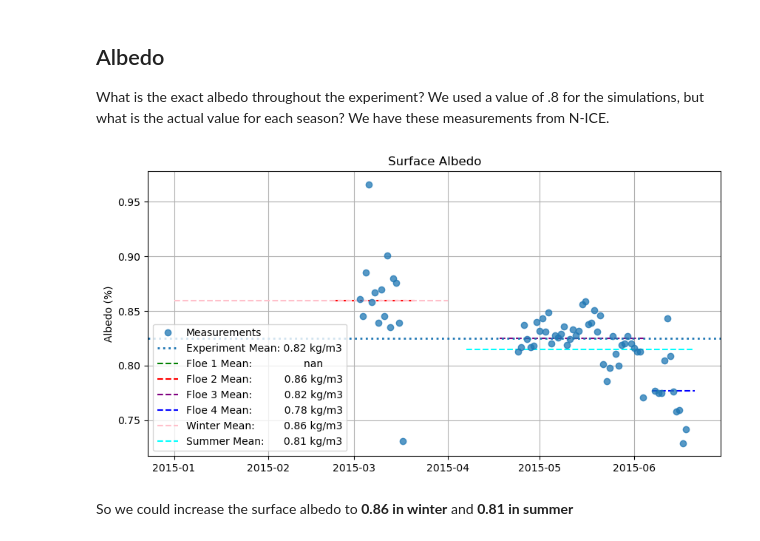
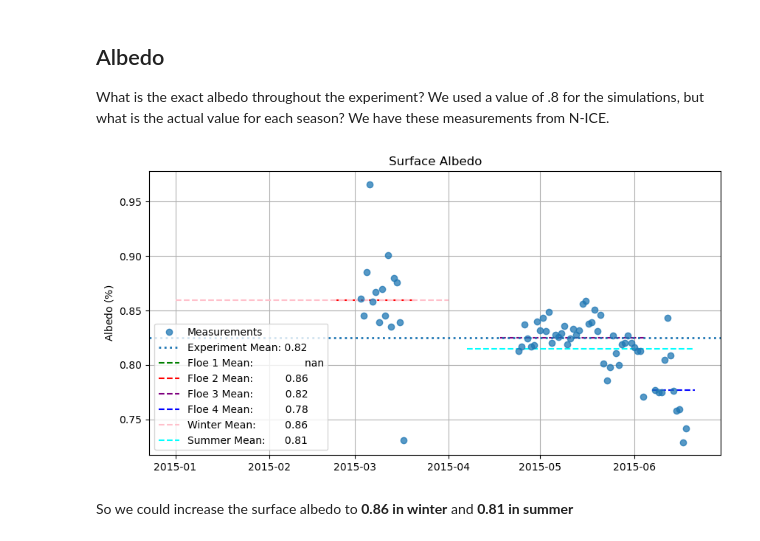
Before and after one commit to sarahymurphy/wrf_landusetbl_sensitivity, a Jupyter notebook: _build/jupyter_execute/calculations.ipynb, the cells around one changed output. Cells and saved outputs as stored; diff of their text form; code cells hidden in the pictures.

```diff
--- a/_build/jupyter_execute/calculations.ipynb
+++ b/_build/jupyter_execute/calculations.ipynb
@@ -516,37 +516,37 @@ albedo_dataframe = albedo_dataframe['albedo']
 # %%
 f1 = albedo_dataframe['2015-01-01':'2015-02-21']
 f2 = albedo_dataframe['2015-02-23':'2015-03-21']
 f3 = albedo_dataframe['2015-04-18':'2015-06-05']
 f4 = albedo_dataframe['2015-06-07':'2015-06-21']
 
 wint = albedo_dataframe['2015-01-01':'2015-04-01']
 summ = albedo_dataframe['2015-04-07':'2015-06-21']
 
 plt.figure(figsize = (10,5))
 plt.plot(albedo_dataframe, 'o', alpha = 0.75)
 
 plt.axhline(albedo_dataframe.mean(), linestyle = ':', linewidth = 2)
 
 plt.hlines(f1.mean(), xmin = '2015-01-01', xmax = '2015-02-21', linestyle = '--', color = 'g')
 plt.hlines(f2.mean(), xmin = '2015-02-23', xmax = '2015-03-21', linestyle = '--', color = 'r')
 plt.hlines(f3.mean(), xmin = '2015-04-18', xmax = '2015-06-05', linestyle = '--', color = 'purple')
 plt.hlines(f4.mean(), xmin = '2015-06-07', xmax = '2015-06-21', linestyle = '--', color = 'blue')
 
 plt.hlines(wint.mean(), xmin = '2015-01-01', xmax = '2015-04-01', linestyle = '--', color = 'pink')
 plt.hlines(summ.mean(), xmin = '2015-04-07', xmax = '2015-06-21', linestyle = '--', color = 'cyan')
 
-plt.ylabel('Albedo (%)')
+plt.ylabel('Albedo $(\%)$')
 plt.title('Surface Albedo')
 
 plt.grid()
-plt.legend(['Measurements', 'Experiment Mean: ' + str(np.round(albedo_dataframe.mean(),2)) + ' kg/m3',
+plt.legend(['Measurements', 'Experiment Mean: ' + str(np.round(albedo_dataframe.mean(),2)),
             'Floe 1 Mean:                ' + str(np.round(f1.mean(),2)),
-            'Floe 2 Mean:          ' + str(np.round(f2.mean(),2)) + ' kg/m3',
-            'Floe 3 Mean:          ' + str(np.round(f3.mean(),2)) + ' kg/m3',
-            'Floe 4 Mean:          ' + str(np.round(f4.mean(),2)) + ' kg/m3',
-            'Winter Mean:         ' + str(np.round(wint.mean(),2)) + ' kg/m3',
-            'Summer Mean:      ' + str(np.round(summ.mean(),2)) + ' kg/m3'], loc = 'lower left');
+            'Floe 2 Mean:          ' + str(np.round(f2.mean(),2)),
+            'Floe 3 Mean:          ' + str(np.round(f3.mean(),2)),
+            'Floe 4 Mean:          ' + str(np.round(f4.mean(),2)),
+            'Winter Mean:         ' + str(np.round(wint.mean(),2)),
+            'Summer Mean:      ' + str(np.round(summ.mean(),2))], loc = 'lower left');
 # %% [output]
-[figure, old version]
+[figure, new version]
 # %% [markdown]
 So we could increase the surface albedo to **0.86 in winter** and **0.81 in summer**
```
Also changed, not shown: parts of 6 cells of this notebook, 27 other files.
